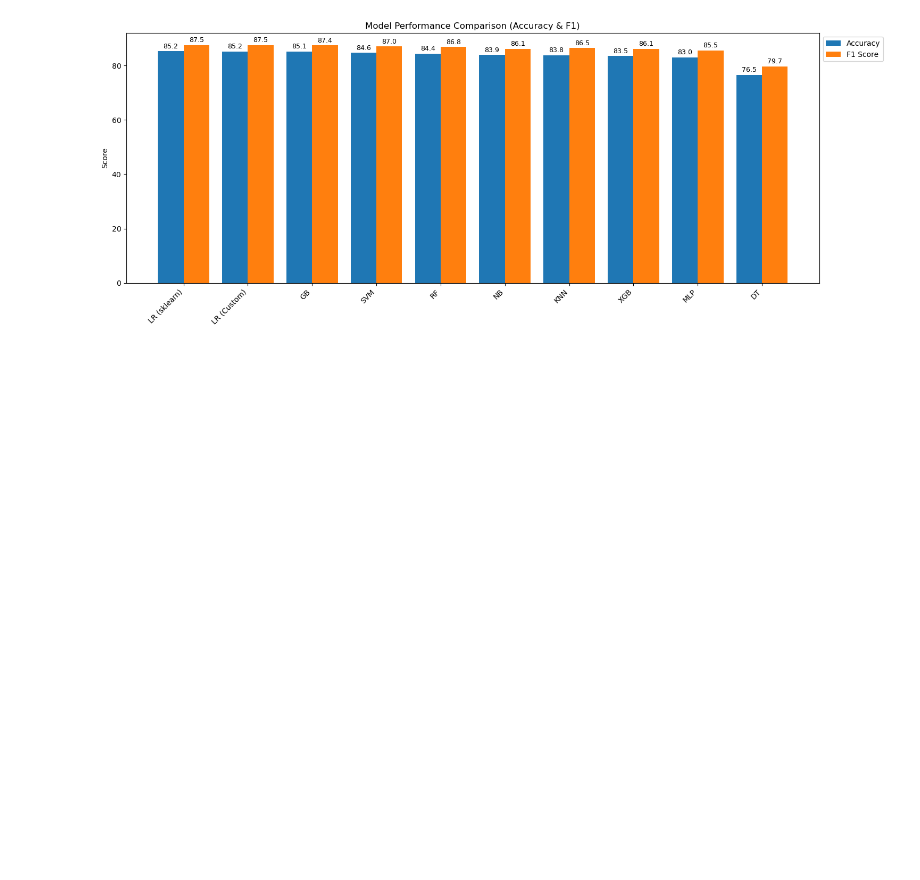
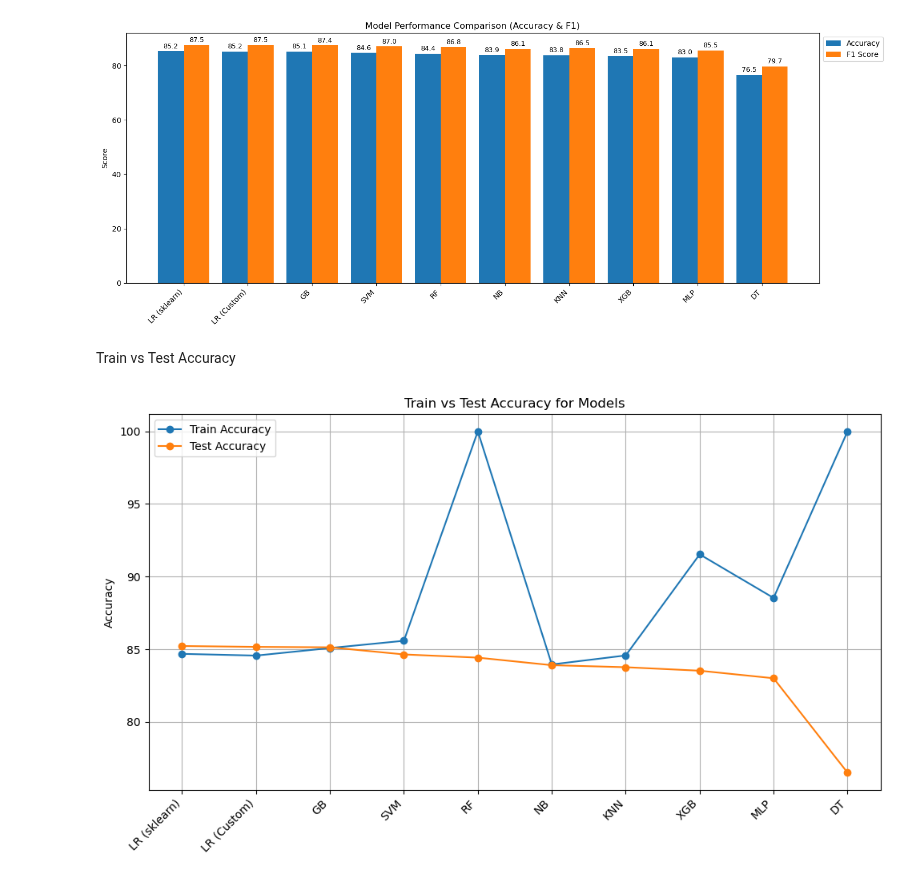
Before and after one commit to Siddharth-Saravanan/Student_Depression_Analysis_and_Prediction_using_Machine_Learning, a Jupyter notebook: notebooks/student_depression_prediction.ipynb, the cells around one changed output. Cells and saved outputs as stored; diff of their text form; code cells hidden in the pictures; blank space fills up the shorter version.

Commit message:
Results and Conclusion: Added Train vs Test Acc line plot

```diff
--- a/notebooks/student_depression_prediction.ipynb
+++ b/notebooks/student_depression_prediction.ipynb
@@ -2425,3 +2425,18 @@ plt.tight_layout()
 plt.show()
 # %% [output]
 [figure]
+# %% [markdown]
+Train vs Test Accuracy
+# %%
+plt.figure(figsize=(10,6))
+plt.plot(results_df['Model'], results_df['Train Accuracy'], marker='o', label='Train Accuracy')
+plt.plot(results_df['Model'], results_df['Test Accuracy'], marker='o', label='Test Accuracy')
+plt.xticks(rotation=45, ha='right')
+plt.ylabel('Accuracy')
+plt.title('Train vs Test Accuracy for Models')
+plt.legend()
+plt.grid(True)
+plt.tight_layout()
+plt.show()
+# %% [output]
+[figure, added]
```
